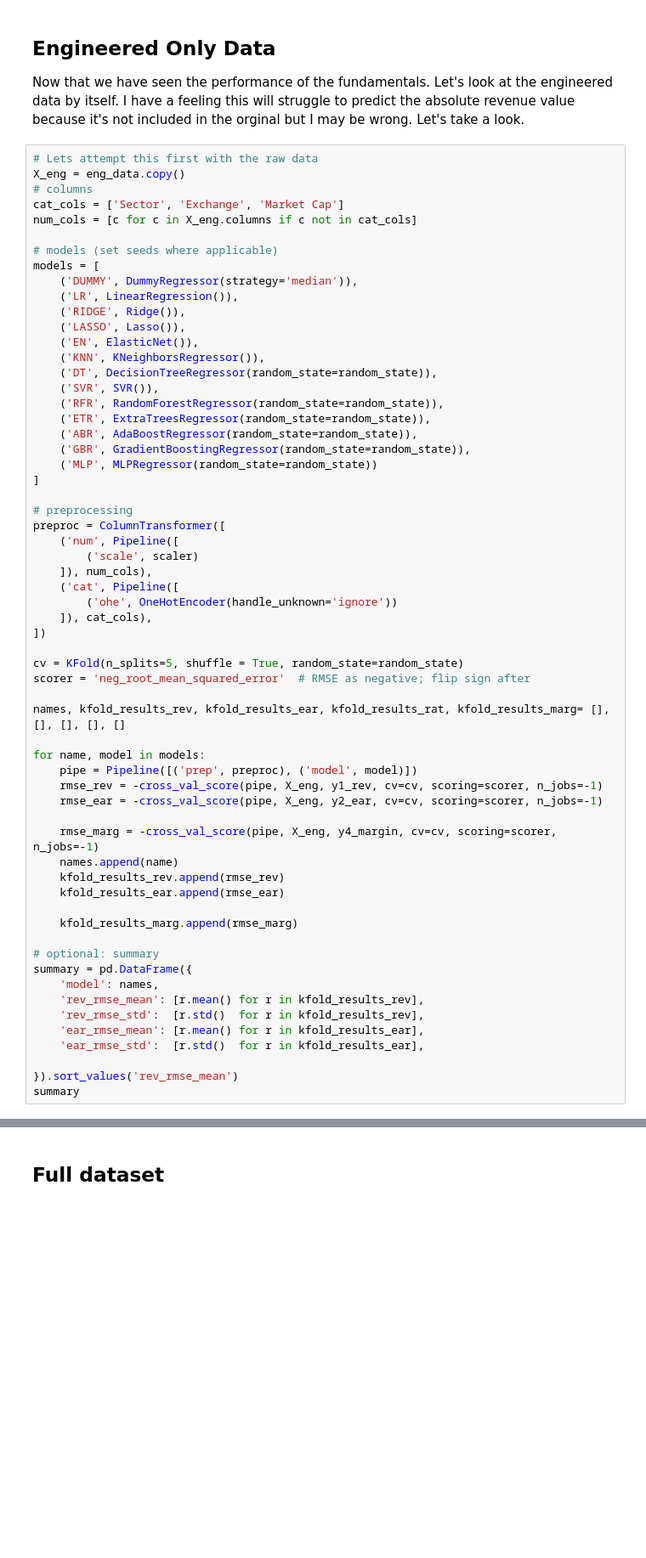
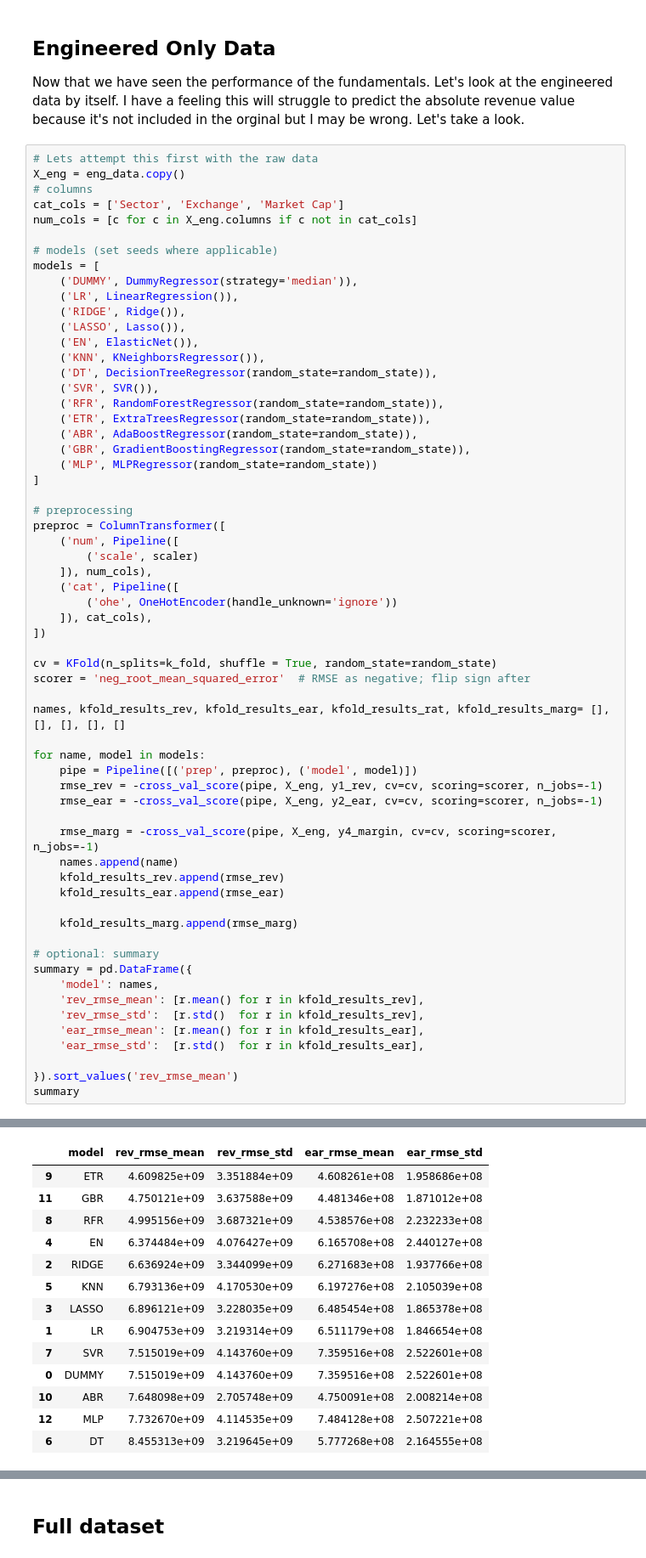
Before and after one commit to tmacpherson6/machine_learning_in_fundamental_valuations, a Jupyter notebook: Notebooks/Thomas/9 - Baseline Supervised Learning Models.ipynb, the cells around one changed output, grey strips where cells are left out. Shown: that part at 85% size. Drawn from its saved outputs; the diff is of its cells as text; blank space fills up the shorter version.

```diff
--- a/Notebooks/Thomas/9 - Baseline Supervised Learning Models.ipynb
+++ b/Notebooks/Thomas/9 - Baseline Supervised Learning Models.ipynb
@@ -449,7 +566,7 @@ preproc = ColumnTransformer([
     ]), cat_cols),
 ])
 
-cv = KFold(n_splits=5, shuffle = True, random_state=random_state)
+cv = KFold(n_splits=k_fold, shuffle = True, random_state=random_state)
 scorer = 'neg_root_mean_squared_error'  # RMSE as negative; flip sign after
 
 names, kfold_results_rev, kfold_results_ear, kfold_results_rat, kfold_results_marg= [], [], [], [], []
@@ -481,3 +597,17 @@ KeyboardInterrupt:
+|  | model | rev_rmse_mean | rev_rmse_std | ear_rmse_mean | ear_rmse_std |
+| 9 | ETR | 4.609825e+09 | 3.351884e+09 | 4.608261e+08 | 1.958686e+08 |
+| 11 | GBR | 4.750121e+09 | 3.637588e+09 | 4.481346e+08 | 1.871012e+08 |
+| 8 | RFR | 4.995156e+09 | 3.687321e+09 | 4.538576e+08 | 2.232233e+08 |
+| 4 | EN | 6.374484e+09 | 4.076427e+09 | 6.165708e+08 | 2.440127e+08 |
+| 2 | RIDGE | 6.636924e+09 | 3.344099e+09 | 6.271683e+08 | 1.937766e+08 |
+| 5 | KNN | 6.793136e+09 | 4.170530e+09 | 6.197276e+08 | 2.105039e+08 |
+| 3 | LASSO | 6.896121e+09 | 3.228035e+09 | 6.485454e+08 | 1.865378e+08 |
+| 1 | LR | 6.904753e+09 | 3.219314e+09 | 6.511179e+08 | 1.846654e+08 |
+| 7 | SVR | 7.515019e+09 | 4.143760e+09 | 7.359516e+08 | 2.522601e+08 |
+| 0 | DUMMY | 7.515019e+09 | 4.143760e+09 | 7.359516e+08 | 2.522601e+08 |
+| 10 | ABR | 7.648098e+09 | 2.705748e+09 | 4.750091e+08 | 2.008214e+08 |
+| 12 | MLP | 7.732670e+09 | 4.114535e+09 | 7.484128e+08 | 2.507221e+08 |
+| 6 | DT | 8.455313e+09 | 3.219645e+09 | 5.777268e+08 | 2.164555e+08 |
 # %%
 # Let's try a better looking chart in altair
 df_rev = pd.DataFrame({
```
Also changed, not shown: parts of 25 cells of this notebook.
